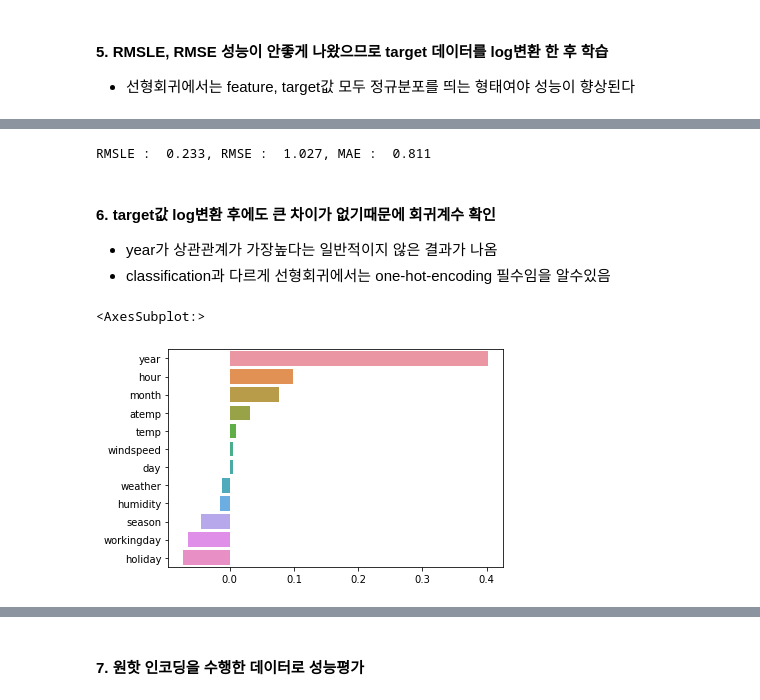
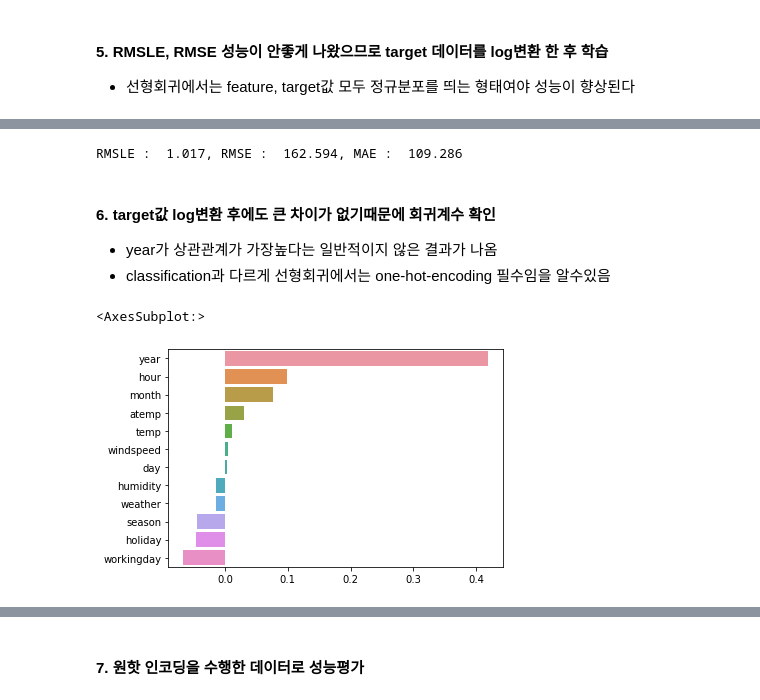
Before and after one commit to ksh960910/ML, a Jupyter notebook: bike sharing demand.ipynb, the cells around one changed output, grey strips where cells are left out. Cells and saved outputs as stored; diff of their text form; code cells hidden in the pictures.

```diff
--- a/bike sharing demand.ipynb
+++ b/bike sharing demand.ipynb
@@ -62,3 +22,6 @@ memory usage: 1020.7 KB
 # %% [markdown]
 #### 2. datetime 컬럼에서 년/월/일/시 를 쪼개서 새로운 컬럼 생성
 #### 3. casual+registered = count 데이터이기 때문에 서로 상관도가 매우 높다. 따라서 casual, registered, datetime 컬럼 제거
+# %%
+df['datetime'] = pd.to_datetime(df['datetime'])
+df.info()
@@ -163,0 +89,11 @@ count_df
+# %%
+X_data = df.drop('count',axis=1, inplace=False)
+y_target = df['count']
+
+X_train, X_test, y_train, y_test = train_test_split(X_data, y_target,
+                                                   test_size=0.3,
+                                                   random_state=0)
+lr_reg = LinearRegression()
+lr_reg.fit(X_train, y_train)
+pred = lr_reg.predict(X_test)
+reg_eval(y_test, pred)
@@ -167,27 +115,26 @@ count_df
 # %%
 y_target_log = np.log1p(y_target)
-
 X_train, X_test, y_train, y_test = train_test_split(X_data, y_target_log,
-                                                   test_size=0.3,
-                                                   random_state=11)
-lr_reg = LinearRegression()
+                                                    test_size=0.3,
+                                                    random_state=0)
+lr_reg= LinearRegression()
 lr_reg.fit(X_train, y_train)
 pred = lr_reg.predict(X_test)
-reg_eval(y_test, pred)
+
+y_test_exp = np.expm1(y_test)
+pred_exp = np.expm1(pred)
+
+reg_eval(y_test_exp, pred_exp)
 # %% [output]
-RMSLE :  0.233, RMSE :  1.027, MAE :  0.811
+RMSLE :  1.017, RMSE :  162.594, MAE :  109.286
 # %% [markdown]
 #### 6. target값 log변환 후에도 큰 차이가 없기때문에 회귀계수 확인
 - year가 상관관계가 가장높다는 일반적이지 않은 결과가 나옴
 - classification과 다르게 선형회귀에서는 one-hot-encoding 필수임을 알수있음
 # %%
-import matplotlib.pyplot as plt
-import seaborn as sns
-%matplotlib inline
-
 coef = pd.Series(lr_reg.coef_, index=X_data.columns)
 coef_sort = coef.sort_values(ascending=False)
-sns.barplot(x=coef_sort, y=coef_sort.index)
+sns.barplot(coef_sort, coef_sort.index)
 # %% [output]
 <AxesSubplot:>
-[figure, old version]
+[figure, new version]
```
Also changed, not shown: parts of 20 cells of this notebook, 1 other file.
